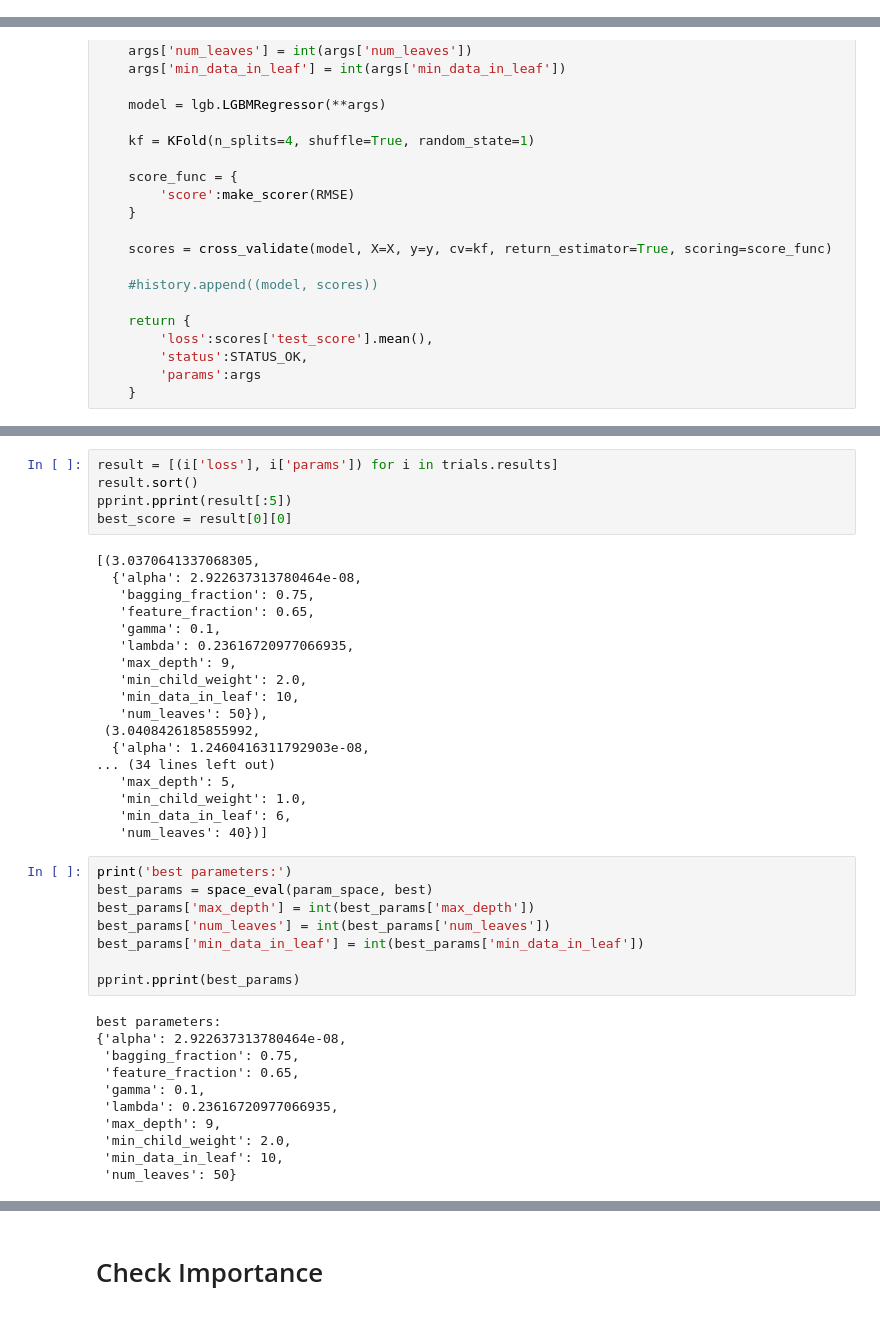
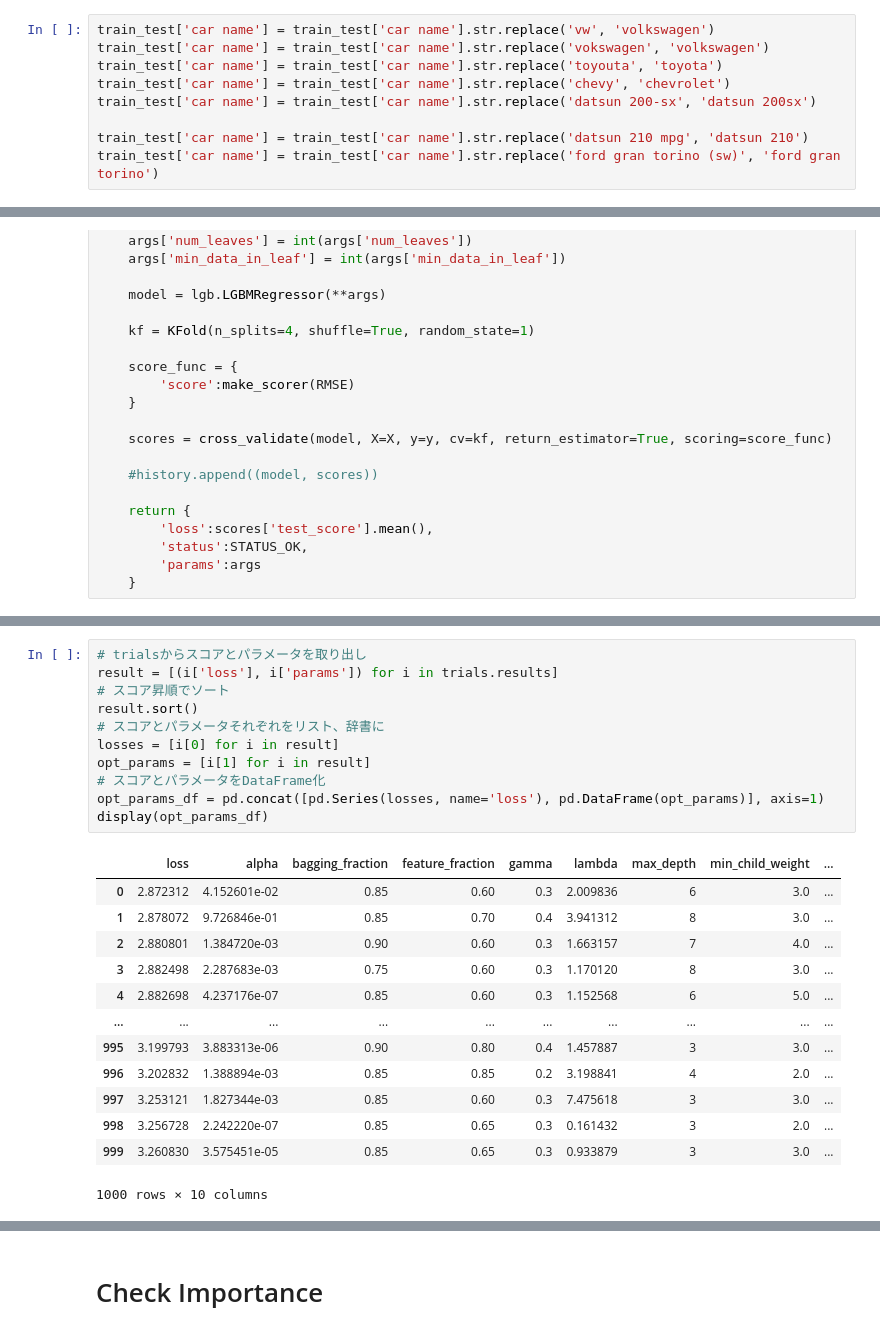
Before and after one commit to YusukeAmg/SIGNATE_4th_BeginnerOnlyCompetition, a Jupyter notebook: notebook/LightGBM.ipynb, the cells around one changed output, grey strips where cells are left out. Drawn from its saved outputs; the diff is of its cells as text.

```diff
--- a/notebook/LightGBM.ipynb
+++ b/notebook/LightGBM.ipynb
@@ -41,0 +43,9 @@ train_y = train['mpg']
+# %%
+train_test['car name'] = train_test['car name'].str.replace('vw', 'volkswagen')
+train_test['car name'] = train_test['car name'].str.replace('vokswagen', 'volkswagen')
+train_test['car name'] = train_test['car name'].str.replace('toyouta', 'toyota')
+train_test['car name'] = train_test['car name'].str.replace('chevy', 'chevrolet')
+train_test['car name'] = train_test['car name'].str.replace('datsun 200-sx', 'datsun 200sx')
+
+train_test['car name'] = train_test['car name'].str.replace('datsun 210 mpg', 'datsun 210')
+train_test['car name'] = train_test['car name'].str.replace('ford gran torino (sw)', 'ford gran torino')
@@ -122,42 +156,25 @@ pprint.pprint(space_eval(param_space, best))
-# %%
-result = [(i['loss'], i['params']) for i in trials.results]
-result.sort()
-pprint.pprint(result[:5])
-best_score = result[0][0]
-# %% [output]
-[(3.0370641337068305,
-  {'alpha': 2.922637313780464e-08,
-   'bagging_fraction': 0.75,
-   'feature_fraction': 0.65,
-   'gamma': 0.1,
-   'lambda': 0.23616720977066935,
-   'max_depth': 9,
-   'min_child_weight': 2.0,
-   'min_data_in_leaf': 10,
-   'num_leaves': 50}),
- (3.0408426185855992,
-  {'alpha': 1.2460416311792903e-08,
-... (34 lines left out)
-   'max_depth': 5,
-   'min_child_weight': 1.0,
-   'min_data_in_leaf': 6,
-   'num_leaves': 40})]
-# %%
-print('best parameters:')
-best_params = space_eval(param_space, best)
-best_params['max_depth'] = int(best_params['max_depth'])
-best_params['num_leaves'] = int(best_params['num_leaves'])
-best_params['min_data_in_leaf'] = int(best_params['min_data_in_leaf'])
-
-pprint.pprint(best_params)
-# %% [output]
-best parameters:
-{'alpha': 2.922637313780464e-08,
- 'bagging_fraction': 0.75,
- 'feature_fraction': 0.65,
- 'gamma': 0.1,
- 'lambda': 0.23616720977066935,
- 'max_depth': 9,
- 'min_child_weight': 2.0,
- 'min_data_in_leaf': 10,
- 'num_leaves': 50}
+# %%
+# trialsからスコアとパラメータを取り出し
+result = [(i['loss'], i['params']) for i in trials.results]
+# スコア昇順でソート
+result.sort()
+# スコアとパラメータそれぞれをリスト、辞書に
+losses = [i[0] for i in result]
+opt_params = [i[1] for i in result]
+# スコアとパラメータをDataFrame化
+opt_params_df = pd.concat([pd.Series(losses, name='loss'), pd.DataFrame(opt_params)], axis=1)
+display(opt_params_df)
+# %% [output]
+|  | loss | alpha | bagging_fraction | feature_fraction | gamma | lambda | max_depth | min_child_weight | ... |
+| 0 | 2.872312 | 4.152601e-02 | 0.85 | 0.60 | 0.3 | 2.009836 | 6 | 3.0 | ... |
+| 1 | 2.878072 | 9.726846e-01 | 0.85 | 0.70 | 0.4 | 3.941312 | 8 | 3.0 | ... |
+| 2 | 2.880801 | 1.384720e-03 | 0.90 | 0.60 | 0.3 | 1.663157 | 7 | 4.0 | ... |
+| 3 | 2.882498 | 2.287683e-03 | 0.75 | 0.60 | 0.3 | 1.170120 | 8 | 3.0 | ... |
+| 4 | 2.882698 | 4.237176e-07 | 0.85 | 0.60 | 0.3 | 1.152568 | 6 | 5.0 | ... |
+| ... | ... | ... | ... | ... | ... | ... | ... | ... | ... |
+| 995 | 3.199793 | 3.883313e-06 | 0.90 | 0.80 | 0.4 | 1.457887 | 3 | 3.0 | ... |
+| 996 | 3.202832 | 1.388894e-03 | 0.85 | 0.85 | 0.2 | 3.198841 | 4 | 2.0 | ... |
+| 997 | 3.253121 | 1.827344e-03 | 0.85 | 0.60 | 0.3 | 7.475618 | 3 | 3.0 | ... |
+| 998 | 3.256728 | 2.242220e-07 | 0.85 | 0.65 | 0.3 | 0.161432 | 3 | 2.0 | ... |
+| 999 | 3.260830 | 3.575451e-05 | 0.85 | 0.65 | 0.3 | 0.933879 | 3 | 3.0 | ... |
+1000 rows × 10 columns
```
Also changed, not shown: parts of 25 cells of this notebook, 4 other files.
